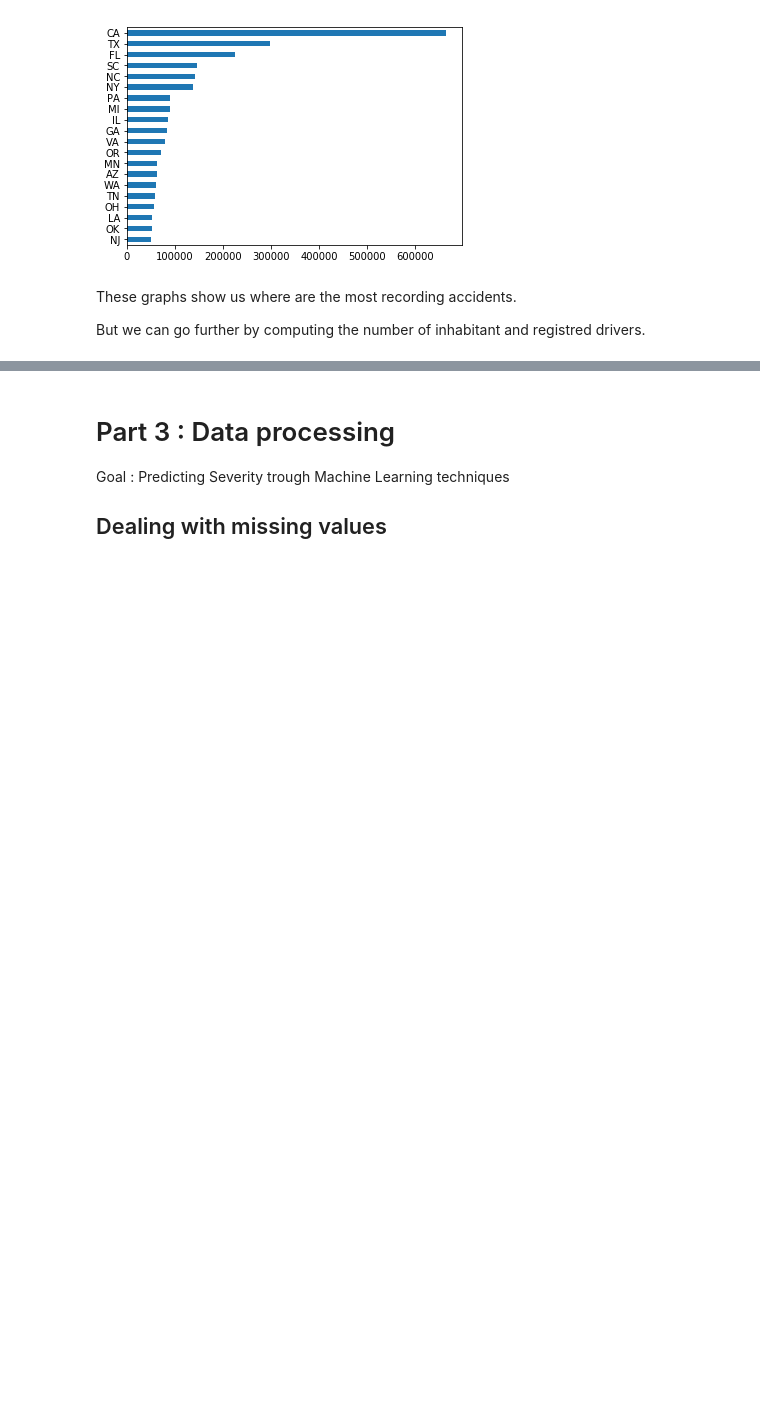
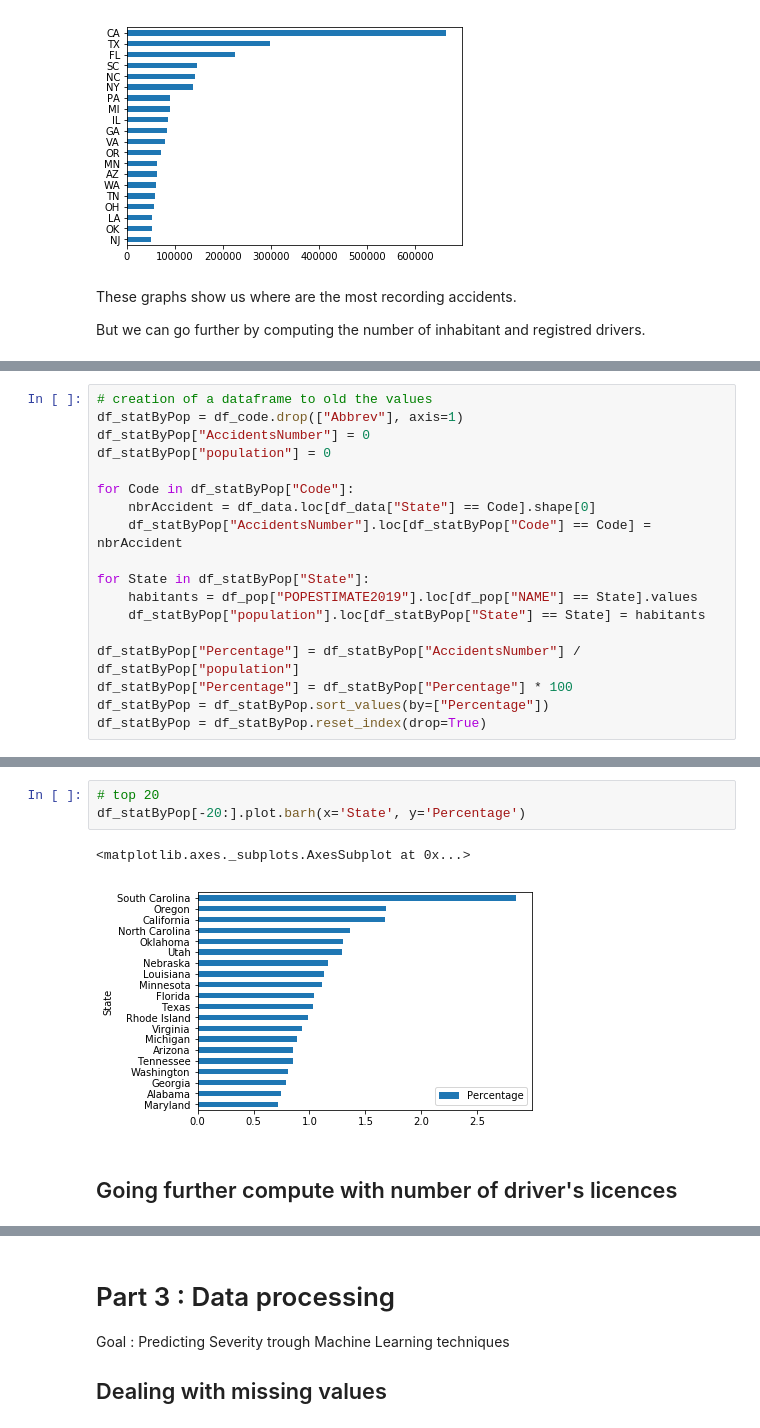
Before and after one commit to Picrik/DataScience, a Jupyter notebook: USA-Accident/USA-Accidents_ENG.ipynb, the cells around one changed output, grey strips where cells are left out. Saved outputs shown, nothing was run; the diff lists cells and outputs as text; blank space fills up the shorter version.

```diff
--- a/USA-Accident/USA-Accidents_ENG.ipynb
+++ b/USA-Accident/USA-Accidents_ENG.ipynb
@@ -132,0 +154,18 @@ But we can go further by computing the number of inhabitant and registred driver
+# %%
+# creation of a dataframe to old the values
+df_statByPop = df_code.drop(["Abbrev"], axis=1)
+df_statByPop["AccidentsNumber"] = 0
+df_statByPop["population"] = 0
+
+for Code in df_statByPop["Code"]:
+    nbrAccident = df_data.loc[df_data["State"] == Code].shape[0]
+    df_statByPop["AccidentsNumber"].loc[df_statByPop["Code"] == Code] = nbrAccident
+
+for State in df_statByPop["State"]:
+    habitants = df_pop["POPESTIMATE2019"].loc[df_pop["NAME"] == State].values
+    df_statByPop["population"].loc[df_statByPop["State"] == State] = habitants
+
+df_statByPop["Percentage"] = df_statByPop["AccidentsNumber"] / df_statByPop["population"]
+df_statByPop["Percentage"] = df_statByPop["Percentage"] * 100
+df_statByPop = df_statByPop.sort_values(by=["Percentage"])
+df_statByPop = df_statByPop.reset_index(drop=True)
@@ -132,0 +197,8 @@ But we can go further by computing the number of inhabitant and registred driver
+# %%
+# top 20
+df_statByPop[-20:].plot.barh(x='State', y='Percentage')
+# %% [output]
+<matplotlib.axes._subplots.AxesSubplot at 0x...>
+[figure, added]
+# %% [markdown]
+## Going further compute with number of driver's licences
```
Also changed, not shown: parts of 17 cells of this notebook, 1 other file.
